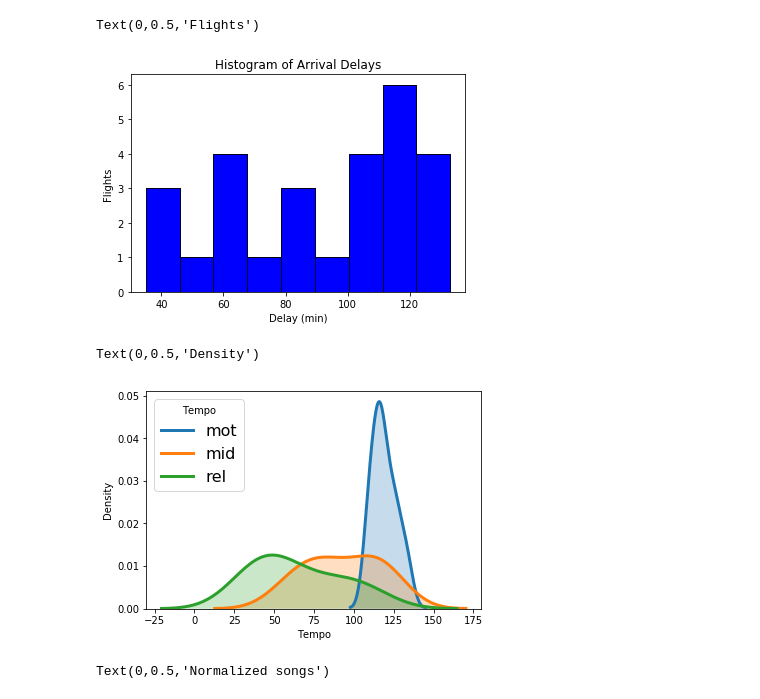
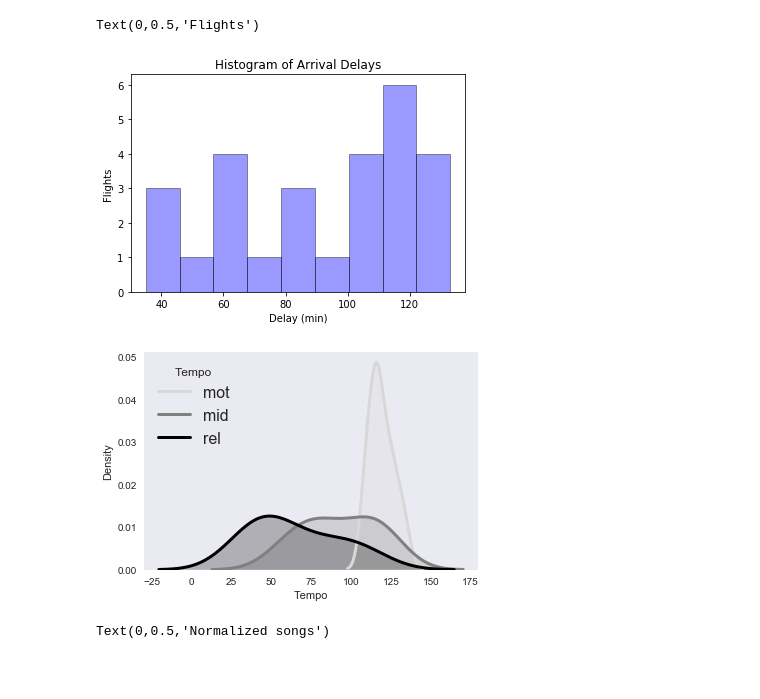
Before and after one commit to brayanrodbajo/plot-merapp-data, a Jupyter notebook: Global MERApp plots.ipynb, the cells around one changed output. Drawn from its saved outputs; the diff is of its cells as text; code cells hidden in the pictures; blank space fills up the shorter version.

```diff
--- a/Global MERApp plots.ipynb
+++ b/Global MERApp plots.ipynb
@@ -8,41 +8,45 @@ songs = pd.read_csv('bpm_songs.csv')
 import matplotlib.pyplot as plt
 import seaborn as sns
 # %%
-# matplotlib histogram
-plt.hist(songs['tempo'], color = 'blue', edgecolor = 'black',
-         bins = int(98/10))
-
 # seaborn histogram
 sns.distplot(songs['tempo'], hist=True, kde=False,
              bins=int(98/10), color = 'blue',
              hist_kws={'edgecolor':'black'})
 # Add labels
 plt.title('Histogram of Arrival Delays')
 plt.xlabel('Delay (min)')
 plt.ylabel('Flights')
 # %% [output]
 Text(0,0.5,'Flights')
-[figure, old version]
+[figure, new version]
 # %%
 stis = ['mot', 'mid', 'rel']
 # %%
+sns.set(color_codes=True)
+
 # Iterate through the five airlines
 for sti in stis:
     # Subset to the airline
     subset = songs[songs['sti'] == sti]
     # Draw the density plot
+    color = 'black'
+    if sti == 'mot':
+        color = '#D8D8D8'
+    if sti == 'mid':
+        color = 'gray'
     sns.distplot(subset['tempo'], hist = False, kde = True,
                  kde_kws = {'shade': True, 'linewidth': 3},
+                 color = color,
                  label = sti)
-
 # Plot formatting
 plt.legend(prop={'size': 16}, title = 'Tempo')
 #plt.title('Density Plot with Multiple Stimulus')
 plt.xlabel('Tempo')
 plt.ylabel('Density')
+#no grid
+plt.grid(False)
 # %% [output]
-Text(0,0.5,'Density')
-[figure, old version]
+[figure, new version]
 # %%
 # Make a separate list for each airline
 x1 = list(songs[songs['mode'] == 'minor']['sti'])
```
